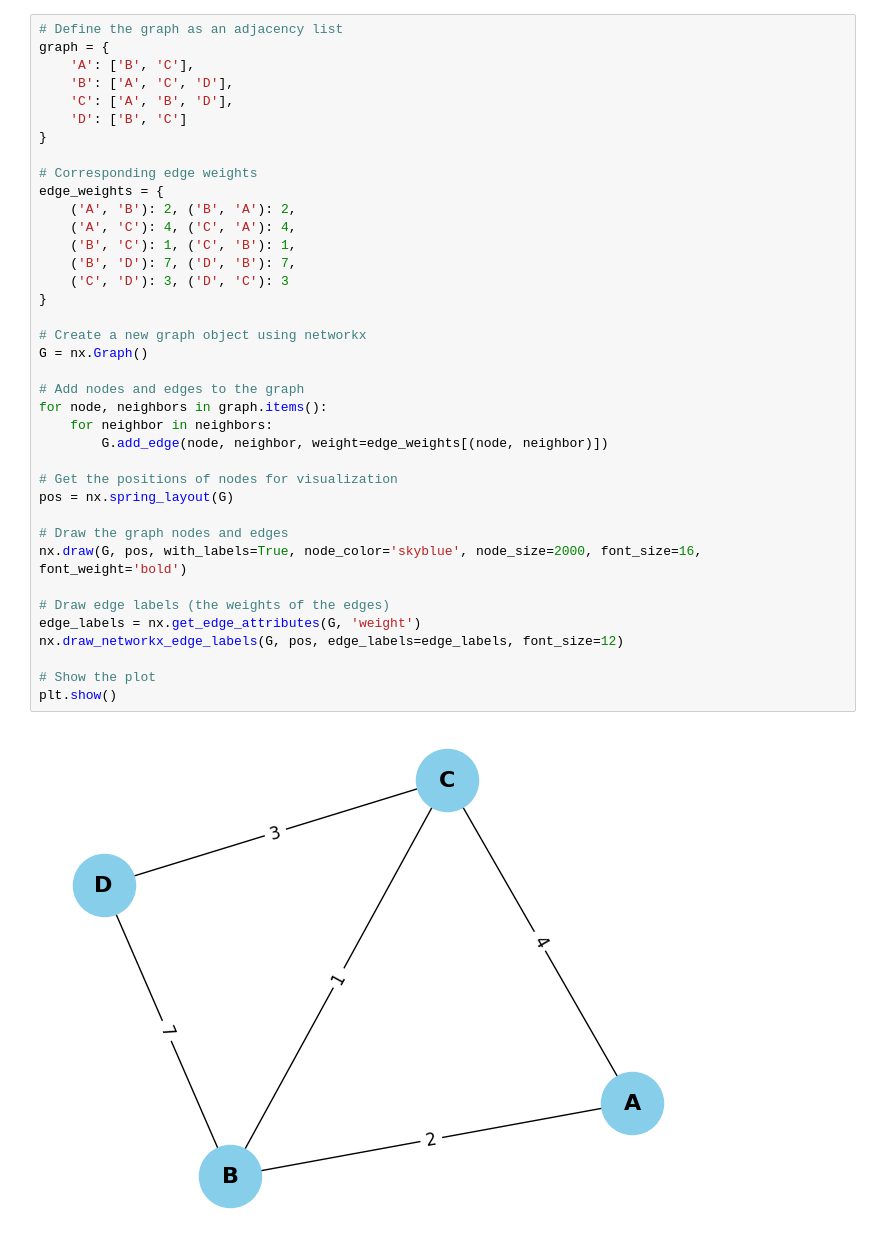
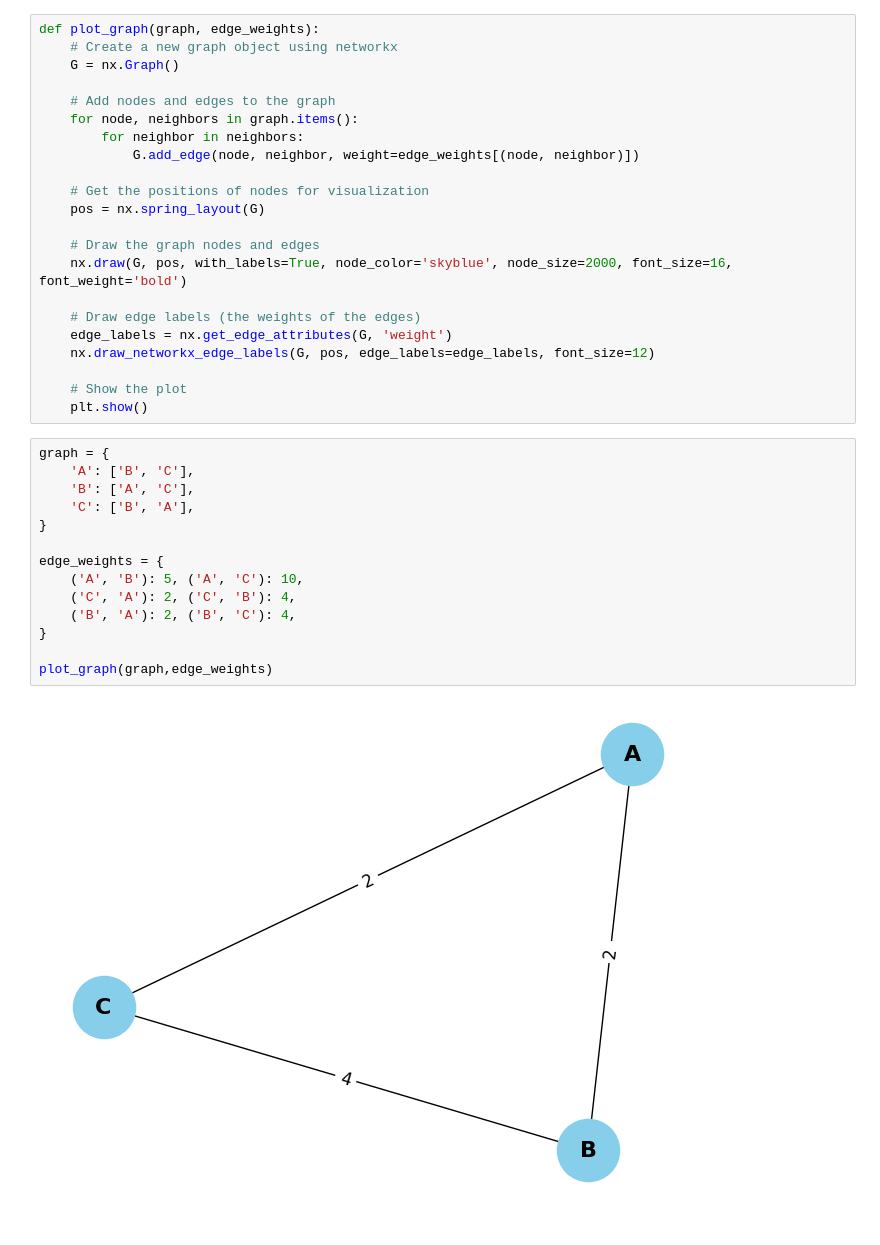
Before and after one commit to japnitahuja/quantum-snow-ploughing, a Jupyter notebook: classing_chinese_postman_problem.ipynb, the cells around one changed output. Cells and saved outputs as stored; diff of their text form.

```diff
--- a/classing_chinese_postman_problem.ipynb
+++ b/classing_chinese_postman_problem.ipynb
@@ -137,43 +151,41 @@ def chinese_postman_with_path(graph, edge_weights):
     total_cost = sum(edge_weights[(vertex, neighbor)] for vertex in graph for neighbor in graph[vertex]) // 2
     return total_cost + matching_cost, eulerian_circuit
 # %%
-# Define the graph as an adjacency list
-graph = {
-    'A': ['B', 'C'],
-    'B': ['A', 'C', 'D'],
-    'C': ['A', 'B', 'D'],
-    'D': ['B', 'C']
-}
+def plot_graph(graph, edge_weights):
+    # Create a new graph object using networkx
+    G = nx.Graph()
 
-# Corresponding edge weights
-edge_weights = {
-    ('A', 'B'): 2, ('B', 'A'): 2,
-    ('A', 'C'): 4, ('C', 'A'): 4,
-    ('B', 'C'): 1, ('C', 'B'): 1,
-    ('B', 'D'): 7, ('D', 'B'): 7,
-    ('C', 'D'): 3, ('D', 'C'): 3
-}
+    # Add nodes and edges to the graph
+    for node, neighbors in graph.items():
+        for neighbor in neighbors:
+            G.add_edge(node, neighbor, weight=edge_weights[(node, neighbor)])
 
-# Create a new graph object using networkx
-G = nx.Graph()
+    # Get the positions of nodes for visualization
+    pos = nx.spring_layout(G)
 
-# Add nodes and edges to the graph
-for node, neighbors in graph.items():
-    for neighbor in neighbors:
-        G.add_edge(node, neighbor, weight=edge_weights[(node, neighbor)])
+    # Draw the graph nodes and edges
+    nx.draw(G, pos, with_labels=True, node_color='skyblue', node_size=2000, font_size=16, font_weight='bold')
 
-# Get the positions of nodes for visualization
-pos = nx.spring_layout(G)
+    # Draw edge labels (the weights of the edges)
+    edge_labels = nx.get_edge_attributes(G, 'weight')
+    nx.draw_networkx_edge_labels(G, pos, edge_labels=edge_labels, font_size=12)
 
-# Draw the graph nodes and edges
-nx.draw(G, pos, with_labels=True, node_color='skyblue', node_size=2000, font_size=16, font_weight='bold')
-
-# Draw edge labels (the weights of the edges)
-edge_labels = nx.get_edge_attributes(G, 'weight')
-nx.draw_networkx_edge_labels(G, pos, edge_labels=edge_labels, font_size=12)
-
-# Show the plot
-plt.show()
+    # Show the plot
+    plt.show()
-# %% [output]
-[figure, removed]
+# %%
+graph = {
+    'A': ['B', 'C'],
+    'B': ['A', 'C'],
+    'C': ['B', 'A'],
+}
+
+edge_weights = {
+    ('A', 'B'): 5, ('A', 'C'): 10,
+    ('C', 'A'): 2, ('C', 'B'): 4,
+    ('B', 'A'): 2, ('B', 'C'): 4,
+}
+
+plot_graph(graph,edge_weights)
+# %% [output]
+[figure, added]
 # %%
```
Also changed, not shown: parts of 12 cells of this notebook.
